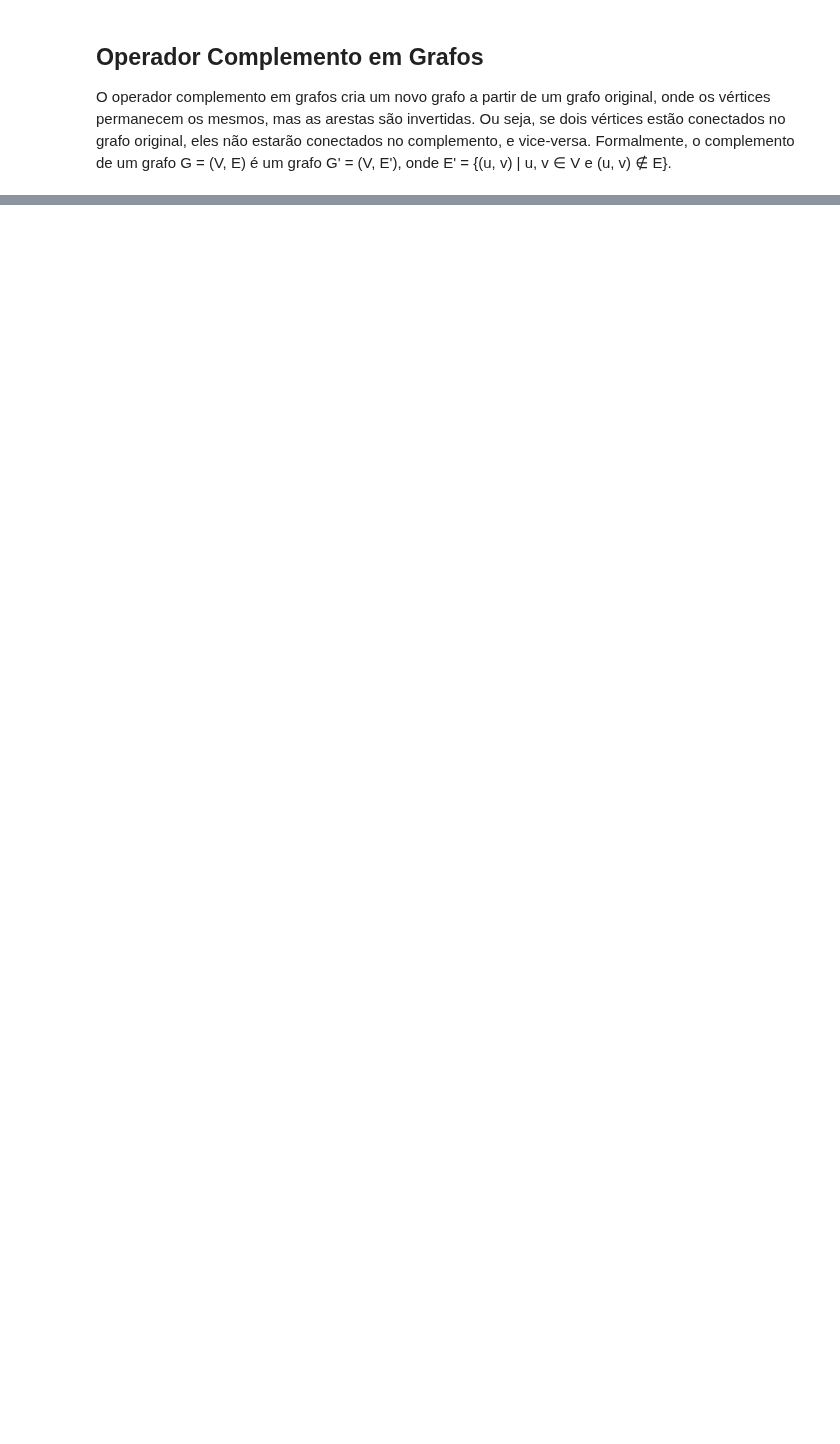
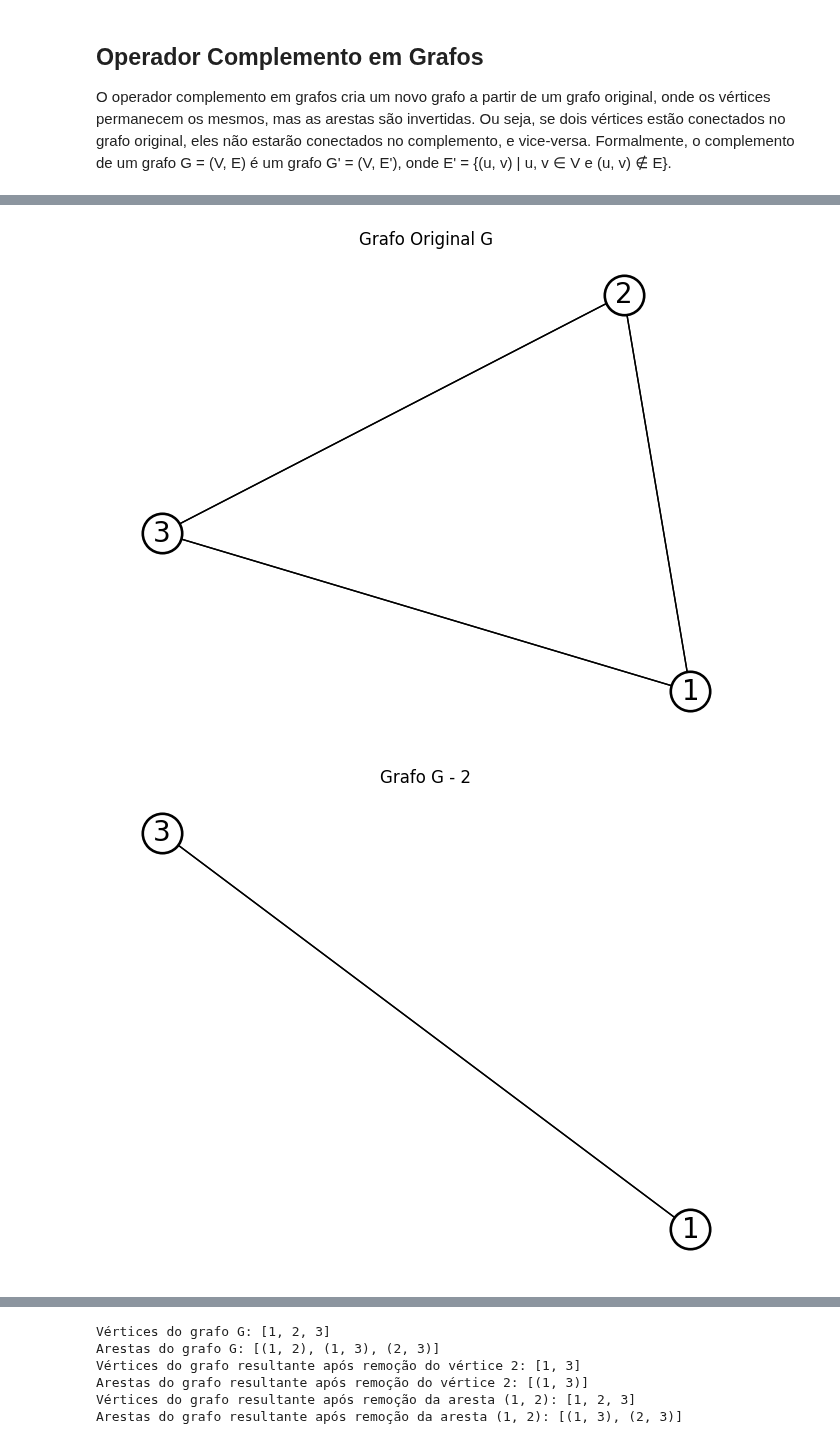
Before and after one commit to LeonardoVieiraGuimaraes/TeoriaGrafos, a Jupyter notebook: Aula03/Operadores.ipynb, the cells around one changed output, grey strips where cells are left out. Saved outputs shown, nothing was run; the diff lists cells and outputs as text; code cells hidden in the pictures; blank space fills up the shorter version.

```diff
--- a/Aula03/Operadores.ipynb
+++ b/Aula03/Operadores.ipynb
@@ -260,0 +270,37 @@ plt.show()
+# %%
+# Criar o grafo original G
+G = nx.Graph()
+G.add_edges_from([(1, 2), (2, 3), (1, 3)])
+
+# Desenhar o grafo original
+draw_graph_with_labels_outside(G, 'Grafo Original G')
+
+# Remover o vértice 2
+G_v_removed = G.copy()
+G_v_removed.remove_node(2)
+
+# Desenhar o grafo resultante após a remoção do vértice 2
+draw_graph_with_labels_outside(G_v_removed, 'Grafo G - 2')
+
+# Remover a aresta (1, 2)
+G_e_removed = G.copy()
+G_e_removed.remove_edge(1, 2)
+
+# Desenhar o grafo resultante após a remoção da aresta (1, 2)
+draw_graph_with_labels_outside(G_e_removed, 'Grafo G - (1, 2)')
+
+# Imprimir os vértices e arestas do grafo resultante após remoção do vértice
+print("Vértices do grafo G:", G.nodes())
+print("Arestas do grafo G:", G.edges())
+
+
+# Imprimir os vértices e arestas do grafo resultante após remoção do vértice
+print("Vértices do grafo resultante após remoção do vértice 2:", G_v_removed.nodes())
+print("Arestas do grafo resultante após remoção do vértice 2:", G_v_removed.edges())
+
+# Imprimir os vértices e arestas do grafo resultante após remoção da aresta
+print("Vértices do grafo resultante após remoção da aresta (1, 2):", G_e_removed.nodes())
+print("Arestas do grafo resultante após remoção da aresta (1, 2):", G_e_removed.edges())
+# %% [output]
+[figure, added]
+[figure, added]
@@ -260,0 +308,6 @@ plt.show()
+Vértices do grafo G: [1, 2, 3]
+Arestas do grafo G: [(1, 2), (1, 3), (2, 3)]
+Vértices do grafo resultante após remoção do vértice 2: [1, 3]
+Arestas do grafo resultante após remoção do vértice 2: [(1, 3)]
+Vértices do grafo resultante após remoção da aresta (1, 2): [1, 2, 3]
+Arestas do grafo resultante após remoção da aresta (1, 2): [(1, 3), (2, 3)]
```
Also changed, not shown: parts of 18 cells of this notebook, 5 other files.
